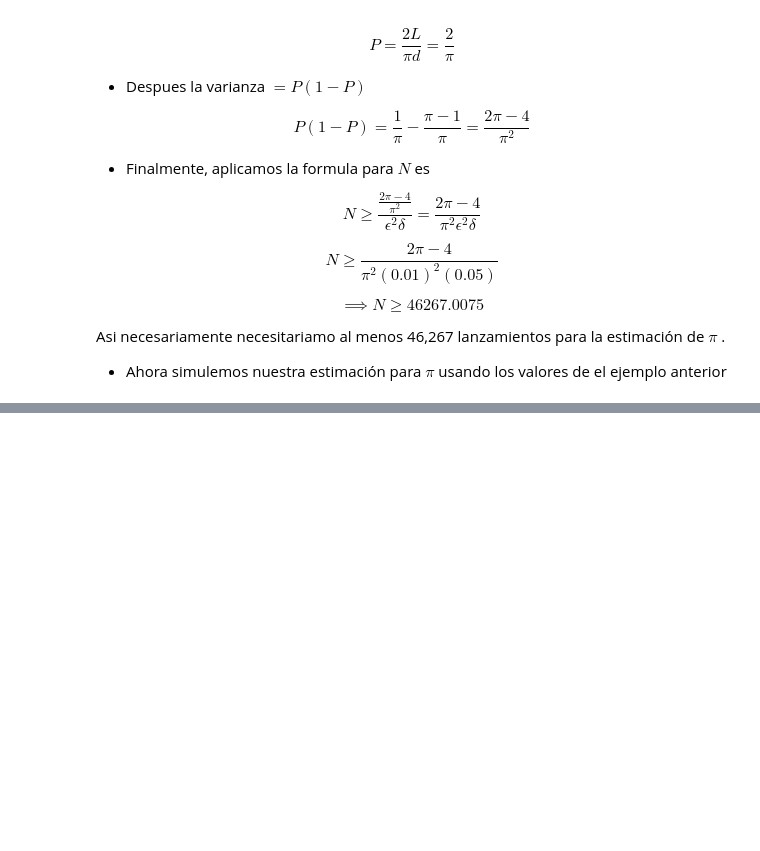
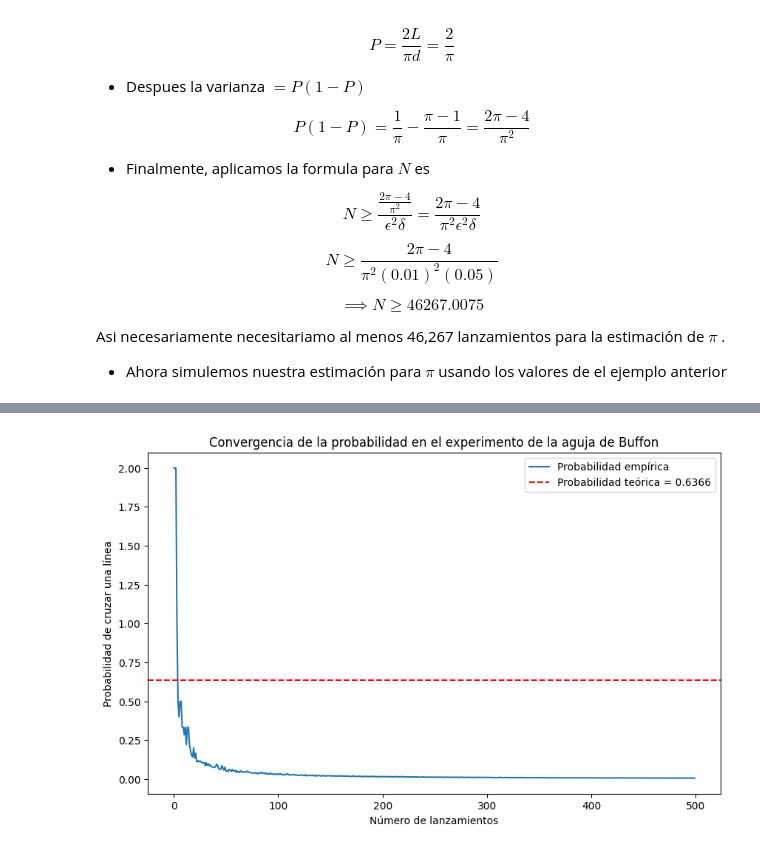
Before and after one commit to MaricelaMH/Simulacion-1, a Jupyter notebook: PI_BUFFON.ipynb, the cells around one changed output, grey strips where cells are left out. Saved outputs shown, nothing was run; the diff lists cells and outputs as text; code cells hidden in the pictures; blank space fills up the shorter version.

```diff
--- a/PI_BUFFON.ipynb
+++ b/PI_BUFFON.ipynb
@@ -217,0 +190,23 @@ plt.axvline(mu,color="green") #Graficamos la media
+# %%
+# Función para calcular las probabilidades
+def calcular_probabilidades(N_max, L, D):
+    proba = []
+    for N in range(1, N_max + 1):
+        cruces, _ = buffon_experiment(N, L, D)
+        probabilidad = cruces / N
+        proba.append(probabilidad)
+    return proba
+# %%
+# Graficar la convergencia de la probabilidad
+N_max = 500
+proba = calcular_probabilidades(N_max, L, D) #Calculamos las probabilidades
+plt.figure(figsize=(10, 6))
+plt.plot(proba, label='Probabilidad empírica')
+plt.axhline(y=(2 * L) / (np.pi * D), color='r', linestyle='--', label=f'Probabilidad teórica = {(2 * L) / (np.pi * D):.4f}') #Con el valor de pi calculamos la probabilidad teorica
+plt.xlabel('Número de lanzamientos')
+plt.ylabel('Probabilidad de cruzar una línea')
+plt.title('Convergencia de la probabilidad en el experimento de la aguja de Buffon')
+plt.legend()
+plt.show()
+# %% [output]
+[figure, added]
```
Also changed, not shown: parts of 17 cells of this notebook.
